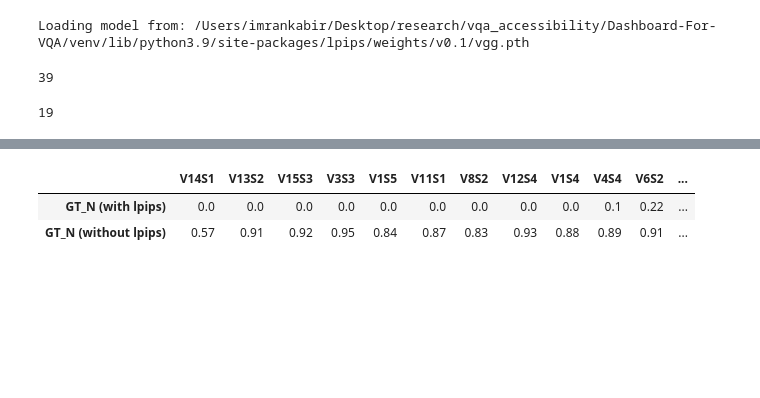
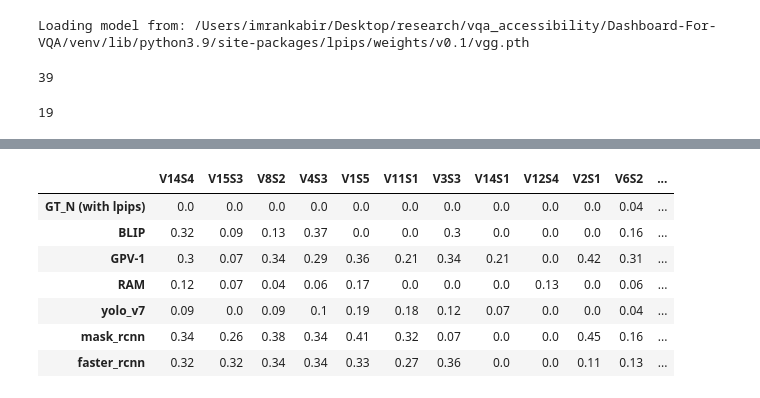
Before and after one commit to Shohan29531/Dashboard-For-VQA, a Jupyter notebook: utils_notebooks/entropy_with_ifs.ipynb, the cells around one changed output, grey strips where cells are left out. Saved outputs shown, nothing was run; the diff lists cells and outputs as text; code cells hidden in the pictures; blank space fills up the shorter version.

```diff
--- a/utils_notebooks/entropy_with_ifs.ipynb
+++ b/utils_notebooks/entropy_with_ifs.ipynb
@@ -425,18 +475,23 @@ vid_wise_model_ent_df.columns = vid_wise_model_ent_df.iloc[0]
 vid_wise_model_ent_df = vid_wise_model_ent_df.iloc[1:]
 # %%
 ssdf = pd.DataFrame(vid_wise_ent).sort_values(by=['GT_N (with lpips)'])
-ssdf['GT_N (with lpips)'] = ssdf['GT_N (with lpips)'].round(2)
-ssdf['BLIP'] = ssdf['BLIP'].round(2)
-ssdf['GT_N (without lpips)'] = ssdf['GT_N (without lpips)'].round(2)
+for col in list(ssdf.columns)[1:]:
+    ssdf[col] = ssdf[col].round(2)
+# ssdf['GT_N (without lpips)'] = ssdf['GT_N (without lpips)'].round(2)
 ssdf = ssdf.transpose()
 ssdf.columns = [f'V{cc.split("-")[1]}S{cc.split("-")[3]}' for cc in ssdf.iloc[0]]
 ssdf = ssdf.iloc[1:]
-# %%
-ssdf.head(2)
-# %% [output]
-|  | V14S1 | V13S2 | V15S3 | V3S3 | V1S5 | V11S1 | V8S2 | V12S4 | V1S4 | V4S4 | V6S2 | ... |
-| GT_N (with lpips) | 0.0 | 0.0 | 0.0 | 0.0 | 0.0 | 0.0 | 0.0 | 0.0 | 0.0 | 0.1 | 0.22 | ... |
-| GT_N (without lpips) | 0.57 | 0.91 | 0.92 | 0.95 | 0.84 | 0.87 | 0.83 | 0.93 | 0.88 | 0.89 | 0.91 | ... |
+# %%
+ssdf.drop(['GT_N (without lpips)', 'HRNet_V2'])
+# %% [output]
+|  | V14S4 | V15S3 | V8S2 | V4S3 | V1S5 | V11S1 | V3S3 | V14S1 | V12S4 | V2S1 | V6S2 | ... |
+| GT_N (with lpips) | 0.0 | 0.0 | 0.0 | 0.0 | 0.0 | 0.0 | 0.0 | 0.0 | 0.0 | 0.0 | 0.04 | ... |
+| BLIP | 0.32 | 0.09 | 0.13 | 0.37 | 0.0 | 0.0 | 0.3 | 0.0 | 0.0 | 0.0 | 0.16 | ... |
+| GPV-1 | 0.3 | 0.07 | 0.34 | 0.29 | 0.36 | 0.21 | 0.34 | 0.21 | 0.0 | 0.42 | 0.31 | ... |
+| RAM | 0.12 | 0.07 | 0.04 | 0.06 | 0.17 | 0.0 | 0.0 | 0.0 | 0.13 | 0.0 | 0.06 | ... |
+| yolo_v7 | 0.09 | 0.0 | 0.09 | 0.1 | 0.19 | 0.18 | 0.12 | 0.07 | 0.0 | 0.0 | 0.04 | ... |
+| mask_rcnn | 0.34 | 0.26 | 0.38 | 0.34 | 0.41 | 0.32 | 0.07 | 0.0 | 0.0 | 0.45 | 0.16 | ... |
+| faster_rcnn | 0.32 | 0.32 | 0.34 | 0.34 | 0.33 | 0.27 | 0.36 | 0.0 | 0.0 | 0.11 | 0.13 | ... |
 # %%
 vid_wise_model_prec_df = pd.DataFrame(vid_wise_prec).transpose()
 vid_wise_model_prec_df.columns = vid_wise_model_prec_df.iloc[0]
```
Also changed, not shown: parts of 11 cells of this notebook, 3 other files.
